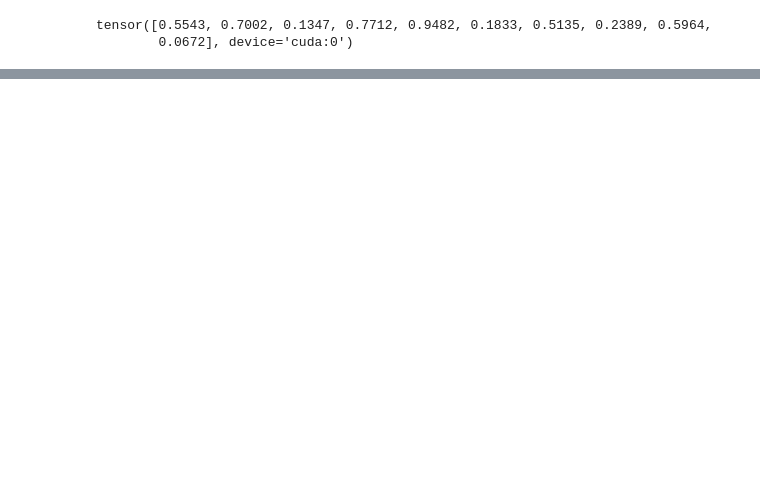
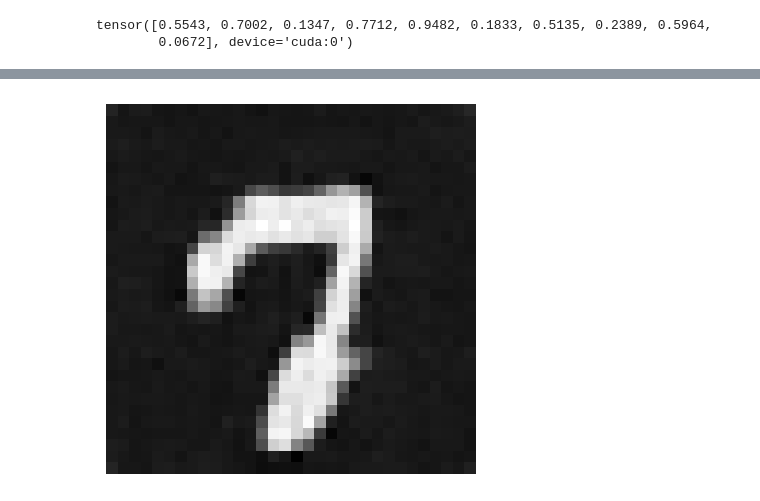
Before and after one commit to aimresearchlab/generative-bridges, a Jupyter notebook: sandbox/stefano/simple_bridge_tests.ipynb, the cells around one changed output, grey strips where cells are left out. Drawn from its saved outputs; the diff is of its cells as text; code cells hidden in the pictures; blank space fills up the shorter version.

```diff
--- a/sandbox/stefano/simple_bridge_tests.ipynb
+++ b/sandbox/stefano/simple_bridge_tests.ipynb
@@ -227,0 +276,2 @@ tensor([0.5543, 0.7002, 0.1347, 0.7712, 0.9482, 0.1833, 0.5135, 0.2389, 0.5964,
+# %%
+tt_samp = torch.linspace(0, 10, steps=10, device=device)
@@ -227,0 +283,6 @@ tensor([0.5543, 0.7002, 0.1347, 0.7712, 0.9482, 0.1833, 0.5135, 0.2389, 0.5964,
+# %%
+test_mod_img = model(test_sample_y,tt_samp)
+# %%
+view_image(test_mod_img.detach().cpu().numpy()[9])
+# %% [output]
+[figure, added]
```
Also changed, not shown: parts of 27 cells of this notebook.
